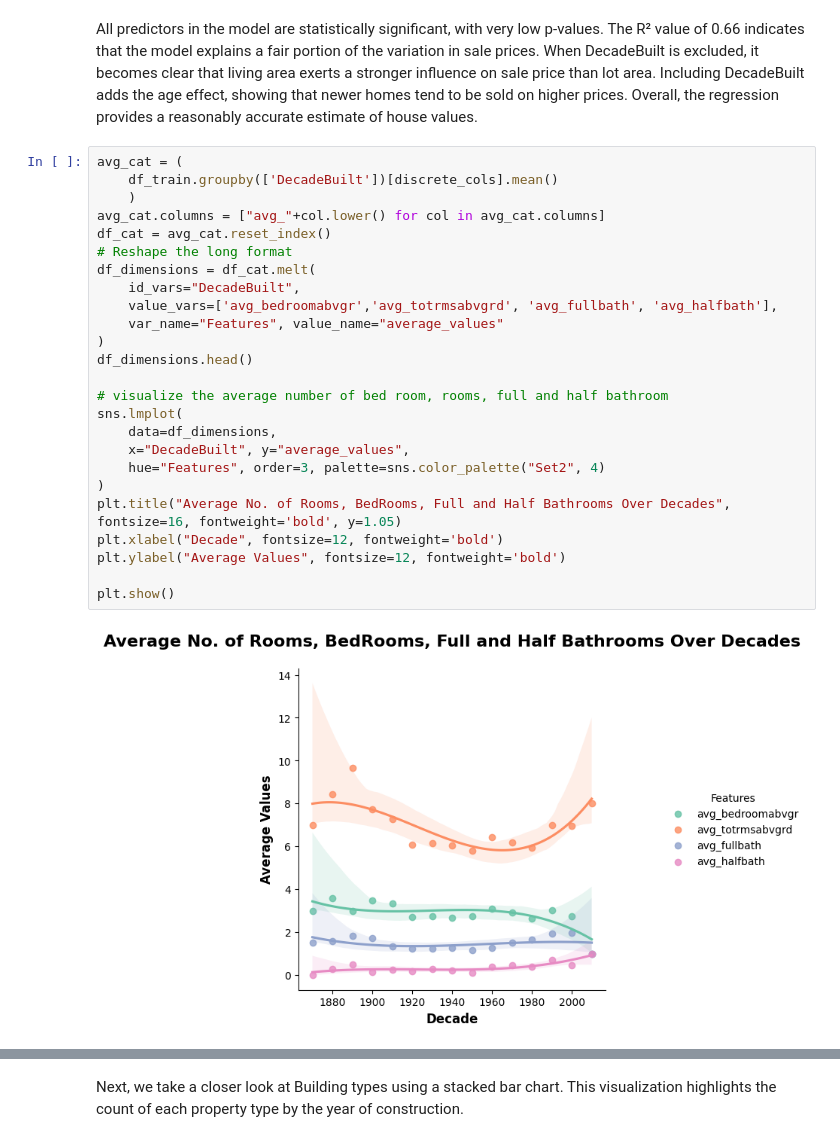
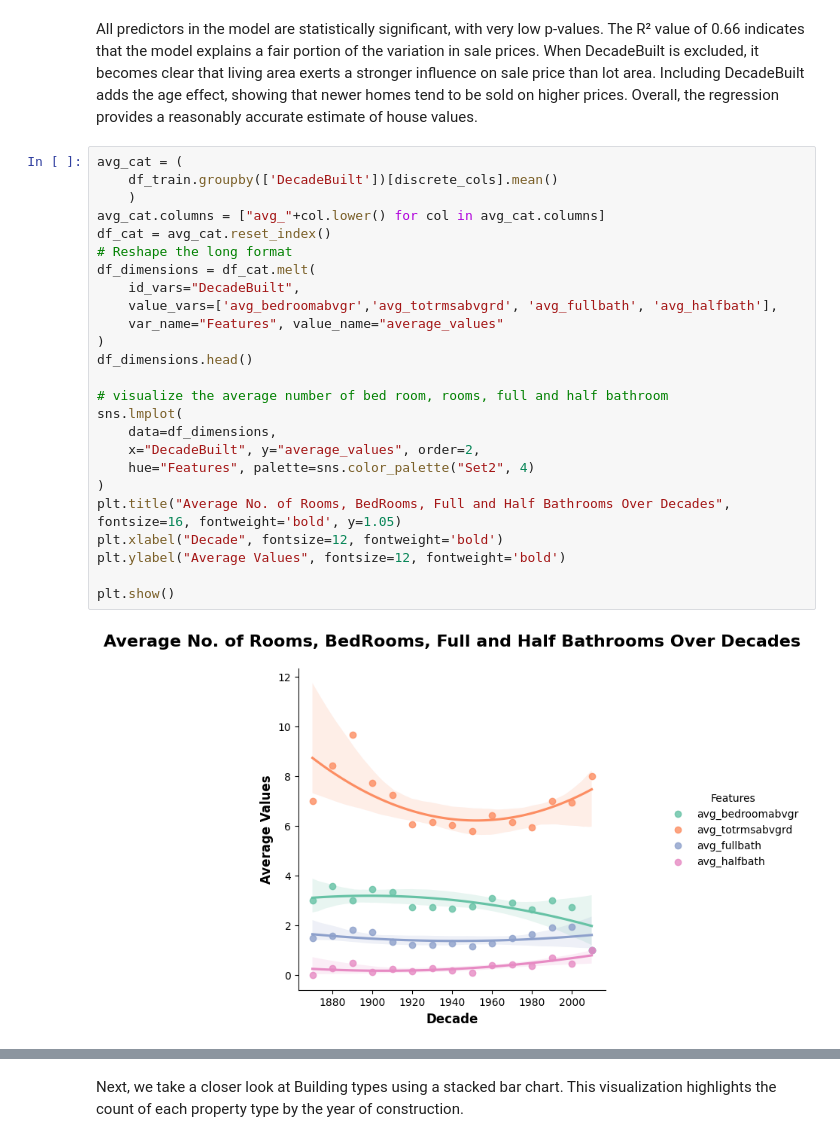
Before and after one commit to annugit1655/Real-Estate-Price-Prediction, a Jupyter notebook: Real-Estate-Price-Prediction/notebooks/EDA-house-part-2.ipynb, the cells around one changed output, grey strips where cells are left out. Cells and saved outputs as stored; diff of their text form.

```diff
--- a/Real-Estate-Price-Prediction/notebooks/EDA-house-part-2.ipynb
+++ b/Real-Estate-Price-Prediction/notebooks/EDA-house-part-2.ipynb
@@ -228,27 +228,27 @@ All predictors in the model are statistically significant, with very low p‑val
 # %%
 avg_cat = (
     df_train.groupby(['DecadeBuilt'])[discrete_cols].mean()
     )
 avg_cat.columns = ["avg_"+col.lower() for col in avg_cat.columns]
 df_cat = avg_cat.reset_index()
 # Reshape the long format
 df_dimensions = df_cat.melt(
     id_vars="DecadeBuilt",
     value_vars=['avg_bedroomabvgr','avg_totrmsabvgrd', 'avg_fullbath', 'avg_halfbath'],
     var_name="Features", value_name="average_values"
 )
 df_dimensions.head()
 
 # visualize the average number of bed room, rooms, full and half bathroom
 sns.lmplot(
     data=df_dimensions,
-    x="DecadeBuilt", y="average_values",
-    hue="Features", order=3, palette=sns.color_palette("Set2", 4)
+    x="DecadeBuilt", y="average_values", order=2,
+    hue="Features", palette=sns.color_palette("Set2", 4)
 )
 plt.title("Average No. of Rooms, BedRooms, Full and Half Bathrooms Over Decades", fontsize=16, fontweight='bold', y=1.05)
 plt.xlabel("Decade", fontsize=12, fontweight='bold')
 plt.ylabel("Average Values", fontsize=12, fontweight='bold')
 
 plt.show()
 # %% [output]
-[figure, old version]
+[figure, new version]
```
Also changed, not shown: parts of 25 cells of this notebook.
